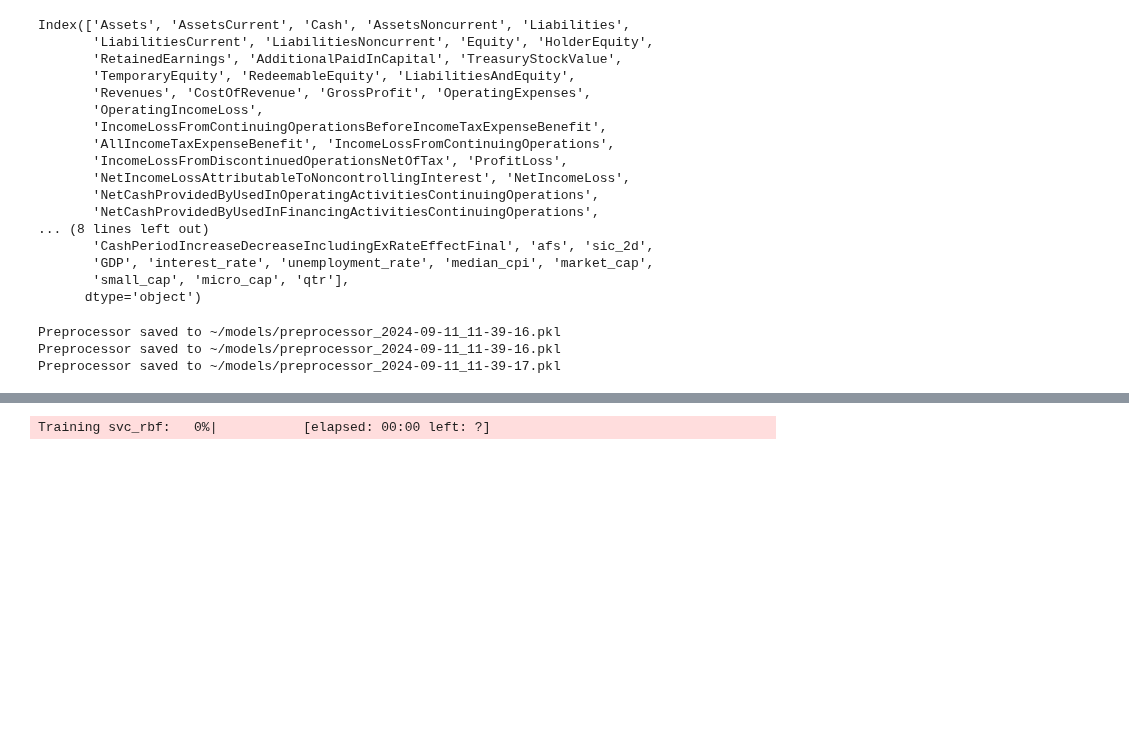
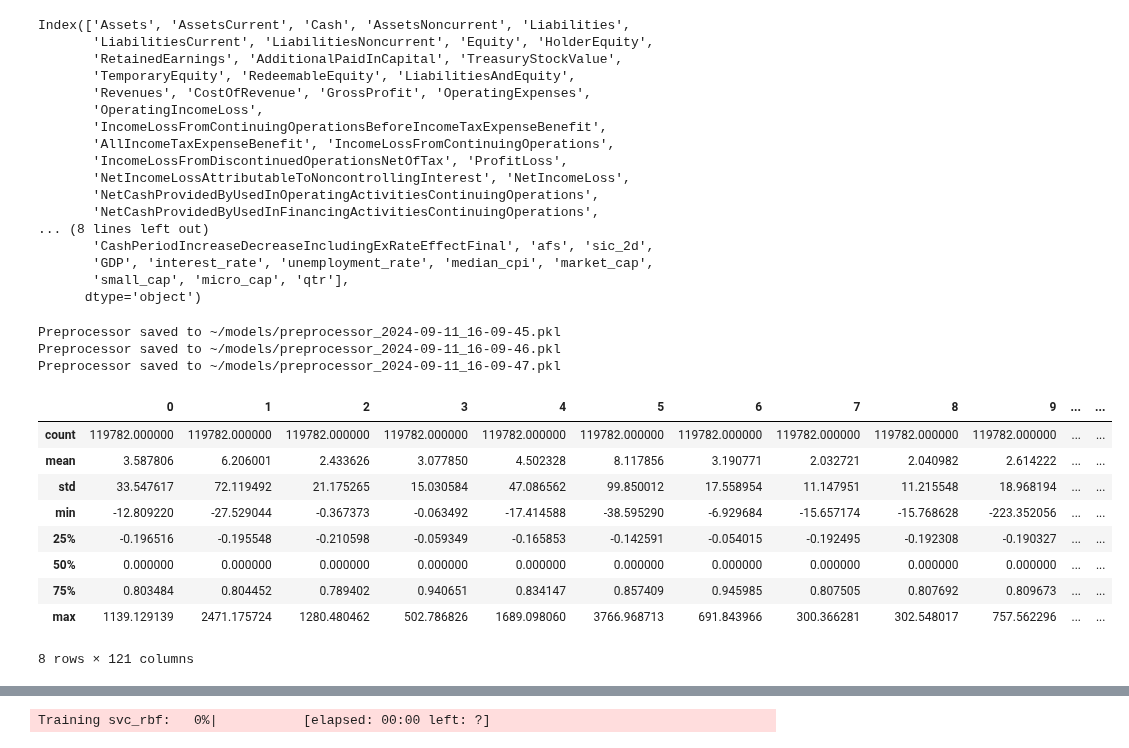
Before and after one commit to cnance09/Small-Cap-Scout, a Jupyter notebook: notebooks/preprocessor_EG_Day6.ipynb, the cells around one changed output, grey strips where cells are left out. Cells and saved outputs as stored; diff of their text form; code cells hidden in the pictures; blank space fills up the shorter version.

```diff
--- a/notebooks/preprocessor_EG_Day6.ipynb
+++ b/notebooks/preprocessor_EG_Day6.ipynb
@@ -439,9 +521,22 @@ preprocessor_2yr = create_preprocessing_pipeline(numerical_features_2yr, categor
 # %%
 # Step 6: Preprocess the training data
-X_train_qtr_processed, preprocessor_qtr = preprocess_training_data(X_train_qtr, preprocessor=preprocessor_qtr)
-X_train_yr_processed, preprocessor_yr = preprocess_training_data(X_train_yr, preprocessor=preprocessor_yr)
-X_train_2yr_processed, preprocessor_2yr = preprocess_training_data(X_train_2yr, preprocessor=preprocessor_2yr)
+X_train_qtr_processed, preprocessor_qtr = preprocess_training_data(X_train_qtr)
+X_train_yr_processed, preprocessor_yr = preprocess_training_data(X_train_yr)
+X_train_2yr_processed, preprocessor_2yr = preprocess_training_data(X_train_2yr)
 # %% [output]
-Preprocessor saved to ~/models/preprocessor_2024-09-11_11-39-16.pkl
-Preprocessor saved to ~/models/preprocessor_2024-09-11_11-39-16.pkl
-Preprocessor saved to ~/models/preprocessor_2024-09-11_11-39-17.pkl
+Preprocessor saved to ~/models/preprocessor_2024-09-11_16-09-45.pkl
+Preprocessor saved to ~/models/preprocessor_2024-09-11_16-09-46.pkl
+Preprocessor saved to ~/models/preprocessor_2024-09-11_16-09-47.pkl
+# %%
+pd.DataFrame(X_train_qtr_processed).describe()
+# %% [output]
+|  | 0 | 1 | 2 | 3 | 4 | 5 | 6 | 7 | 8 | 9 | ... | ... |
+| count | 119782.000000 | 119782.000000 | 119782.000000 | 119782.000000 | 119782.000000 | 119782.000000 | 119782.000000 | 119782.000000 | 119782.000000 | 119782.000000 | ... | ... |
+| mean | 3.587806 | 6.206001 | 2.433626 | 3.077850 | 4.502328 | 8.117856 | 3.190771 | 2.032721 | 2.040982 | 2.614222 | ... | ... |
+| std | 33.547617 | 72.119492 | 21.175265 | 15.030584 | 47.086562 | 99.850012 | 17.558954 | 11.147951 | 11.215548 | 18.968194 | ... | ... |
+| min | -12.809220 | -27.529044 | -0.367373 | -0.063492 | -17.414588 | -38.595290 | -6.929684 | -15.657174 | -15.768628 | -223.352056 | ... | ... |
+| 25% | -0.196516 | -0.195548 | -0.210598 | -0.059349 | -0.165853 | -0.142591 | -0.054015 | -0.192495 | -0.192308 | -0.190327 | ... | ... |
+| 50% | 0.000000 | 0.000000 | 0.000000 | 0.000000 | 0.000000 | 0.000000 | 0.000000 | 0.000000 | 0.000000 | 0.000000 | ... | ... |
+| 75% | 0.803484 | 0.804452 | 0.789402 | 0.940651 | 0.834147 | 0.857409 | 0.945985 | 0.807505 | 0.807692 | 0.809673 | ... | ... |
+| max | 1139.129139 | 2471.175724 | 1280.480462 | 502.786826 | 1689.098060 | 3766.968713 | 691.843966 | 300.366281 | 302.548017 | 757.562296 | ... | ... |
+8 rows × 121 columns
```
Also changed, not shown: parts of 24 cells of this notebook.
